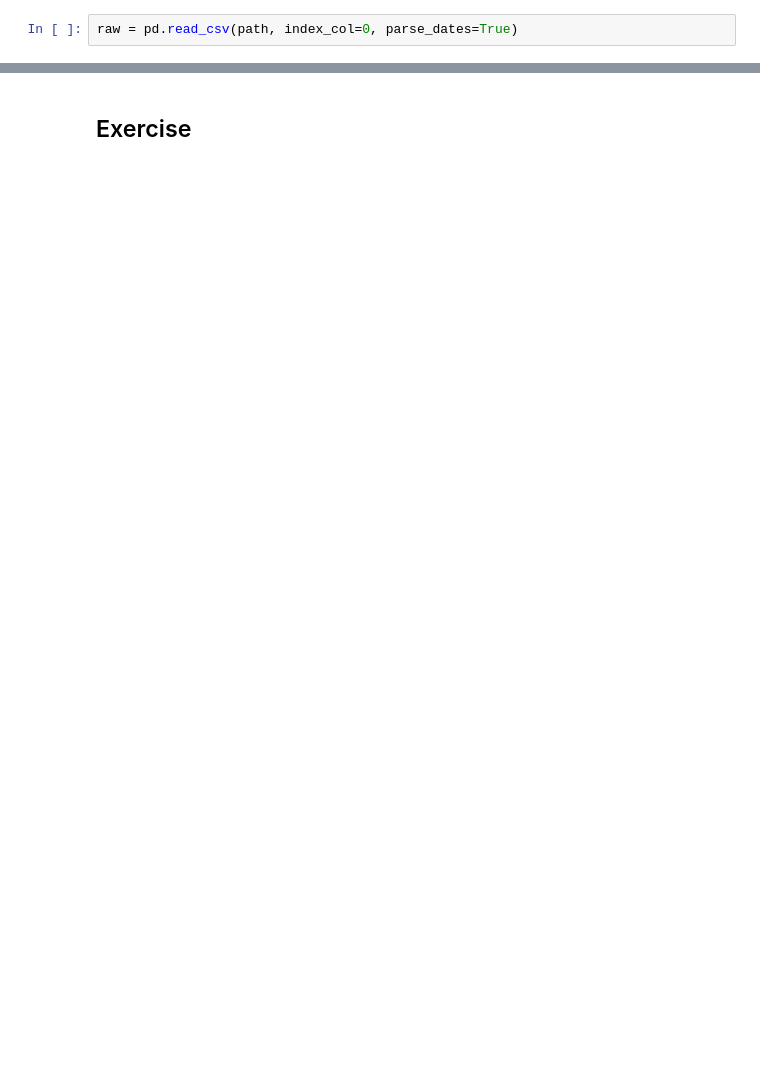
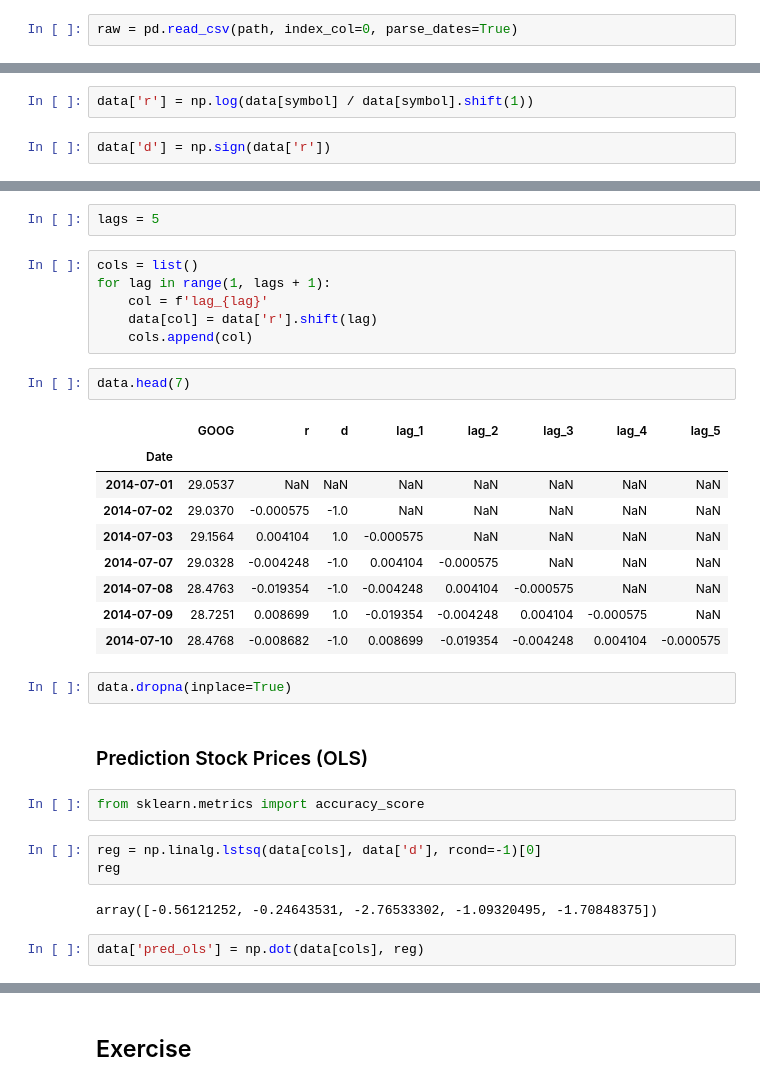
Before and after one commit to yhilpisch/aifin, a Jupyter notebook: code/02_simple_examples.ipynb, the cells around one changed output, grey strips where cells are left out. Saved outputs shown, nothing was run; the diff lists cells and outputs as text; blank space fills up the shorter version.

Commit message:
Stock prediction example added.

```diff
--- a/code/02_simple_examples.ipynb
+++ b/code/02_simple_examples.ipynb
@@ -118,0 +343,4 @@ raw = pd.read_csv(path, index_col=0, parse_dates=True)
+# %%
+data['r'] = np.log(data[symbol] / data[symbol].shift(1))
+# %%
+data['d'] = np.sign(data['r'])
@@ -118,0 +357,33 @@ raw = pd.read_csv(path, index_col=0, parse_dates=True)
+# %%
+lags = 5
+# %%
+cols = list()
+for lag in range(1, lags + 1):
+    col = f'lag_{lag}'
+    data[col] = data['r'].shift(lag)
+    cols.append(col)
+# %%
+data.head(7)
+# %% [output]
+|  | GOOG | r | d | lag_1 | lag_2 | lag_3 | lag_4 | lag_5 |
+| Date |  |  |  |  |  |  |  |  |
+| 2014-07-01 | 29.0537 | NaN | NaN | NaN | NaN | NaN | NaN | NaN |
+| 2014-07-02 | 29.0370 | -0.000575 | -1.0 | NaN | NaN | NaN | NaN | NaN |
+| 2014-07-03 | 29.1564 | 0.004104 | 1.0 | -0.000575 | NaN | NaN | NaN | NaN |
+| 2014-07-07 | 29.0328 | -0.004248 | -1.0 | 0.004104 | -0.000575 | NaN | NaN | NaN |
+| 2014-07-08 | 28.4763 | -0.019354 | -1.0 | -0.004248 | 0.004104 | -0.000575 | NaN | NaN |
+| 2014-07-09 | 28.7251 | 0.008699 | 1.0 | -0.019354 | -0.004248 | 0.004104 | -0.000575 | NaN |
+| 2014-07-10 | 28.4768 | -0.008682 | -1.0 | 0.008699 | -0.019354 | -0.004248 | 0.004104 | -0.000575 |
+# %%
+data.dropna(inplace=True)
+# %% [markdown]
+### Prediction Stock Prices (OLS)
+# %%
+from sklearn.metrics import accuracy_score
+# %%
+reg = np.linalg.lstsq(data[cols], data['d'], rcond=-1)[0]
+reg
+# %% [output]
+array([-0.56121252, -0.24643531, -2.76533302, -1.09320495, -1.70848375])
+# %%
+data['pred_ols'] = np.dot(data[cols], reg)
```
Also changed, not shown: parts of 71 cells of this notebook, 2 other files.
